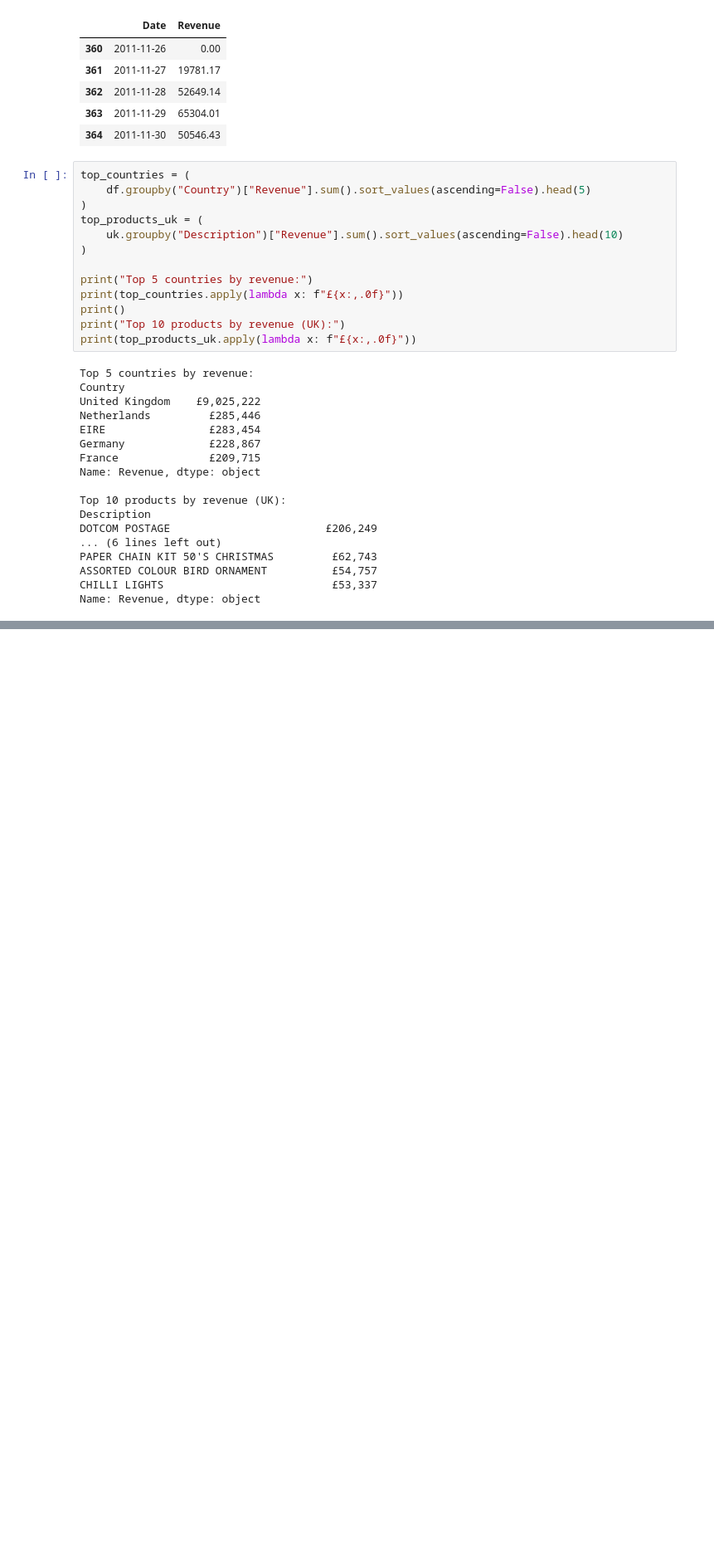
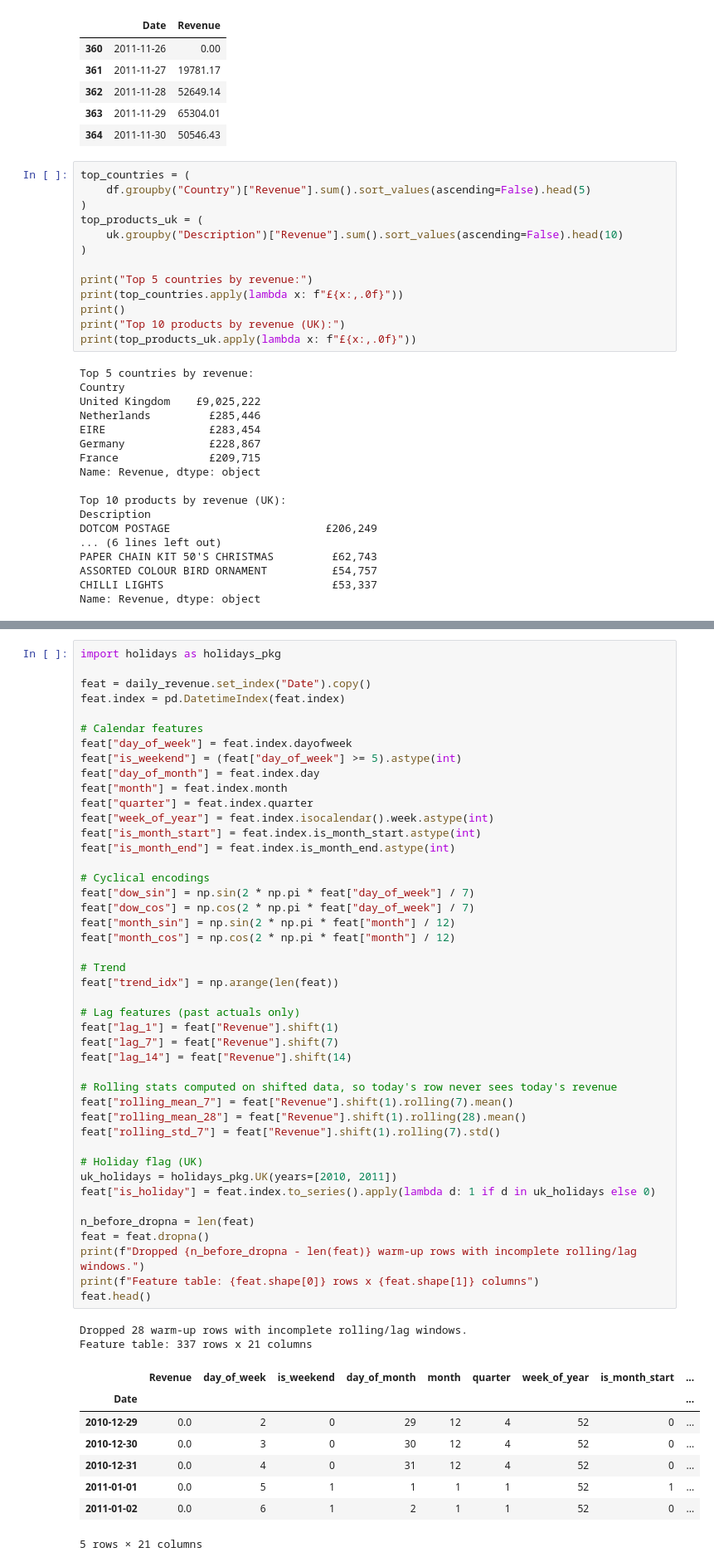
Before and after one commit to SONWA560/FUTURE_ML_01, a Jupyter notebook: notebooks/01_sales_forecasting.ipynb, the cells around one changed output, grey strips where cells are left out. Shown at 83% size. Cells and saved outputs as stored; diff of their text form; blank space fills up the shorter version.

```diff
--- a/notebooks/01_sales_forecasting.ipynb
+++ b/notebooks/01_sales_forecasting.ipynb
@@ -170,0 +184,55 @@ Name: Revenue, dtype: object
+# %%
+import holidays as holidays_pkg
+
+feat = daily_revenue.set_index("Date").copy()
+feat.index = pd.DatetimeIndex(feat.index)
+
+# Calendar features
+feat["day_of_week"] = feat.index.dayofweek
+feat["is_weekend"] = (feat["day_of_week"] >= 5).astype(int)
+feat["day_of_month"] = feat.index.day
+feat["month"] = feat.index.month
+feat["quarter"] = feat.index.quarter
+feat["week_of_year"] = feat.index.isocalendar().week.astype(int)
+feat["is_month_start"] = feat.index.is_month_start.astype(int)
+feat["is_month_end"] = feat.index.is_month_end.astype(int)
+
+# Cyclical encodings
+feat["dow_sin"] = np.sin(2 * np.pi * feat["day_of_week"] / 7)
+feat["dow_cos"] = np.cos(2 * np.pi * feat["day_of_week"] / 7)
+feat["month_sin"] = np.sin(2 * np.pi * feat["month"] / 12)
+feat["month_cos"] = np.cos(2 * np.pi * feat["month"] / 12)
+
+# Trend
+feat["trend_idx"] = np.arange(len(feat))
+
+# Lag features (past actuals only)
+feat["lag_1"] = feat["Revenue"].shift(1)
+feat["lag_7"] = feat["Revenue"].shift(7)
+feat["lag_14"] = feat["Revenue"].shift(14)
+
+# Rolling stats computed on shifted data, so today's row never sees today's revenue
+feat["rolling_mean_7"] = feat["Revenue"].shift(1).rolling(7).mean()
+feat["rolling_mean_28"] = feat["Revenue"].shift(1).rolling(28).mean()
+feat["rolling_std_7"] = feat["Revenue"].shift(1).rolling(7).std()
+
+# Holiday flag (UK)
+uk_holidays = holidays_pkg.UK(years=[2010, 2011])
+feat["is_holiday"] = feat.index.to_series().apply(lambda d: 1 if d in uk_holidays else 0)
+
+n_before_dropna = len(feat)
+feat = feat.dropna()
+print(f"Dropped {n_before_dropna - len(feat)} warm-up rows with incomplete rolling/lag windows.")
+print(f"Feature table: {feat.shape[0]} rows x {feat.shape[1]} columns")
+feat.head()
+# %% [output]
+Dropped 28 warm-up rows with incomplete rolling/lag windows.
+Feature table: 337 rows x 21 columns
+|  | Revenue | day_of_week | is_weekend | day_of_month | month | quarter | week_of_year | is_month_start | ... |
+| Date |  |  |  |  |  |  |  |  | ... |
+| 2010-12-29 | 0.0 | 2 | 0 | 29 | 12 | 4 | 52 | 0 | ... |
+| 2010-12-30 | 0.0 | 3 | 0 | 30 | 12 | 4 | 52 | 0 | ... |
+| 2010-12-31 | 0.0 | 4 | 0 | 31 | 12 | 4 | 52 | 0 | ... |
+| 2011-01-01 | 0.0 | 5 | 1 | 1 | 1 | 1 | 52 | 1 | ... |
+| 2011-01-02 | 0.0 | 6 | 1 | 2 | 1 | 1 | 52 | 0 | ... |
+5 rows × 21 columns
```
Also changed, not shown: parts of 3 cells of this notebook.
